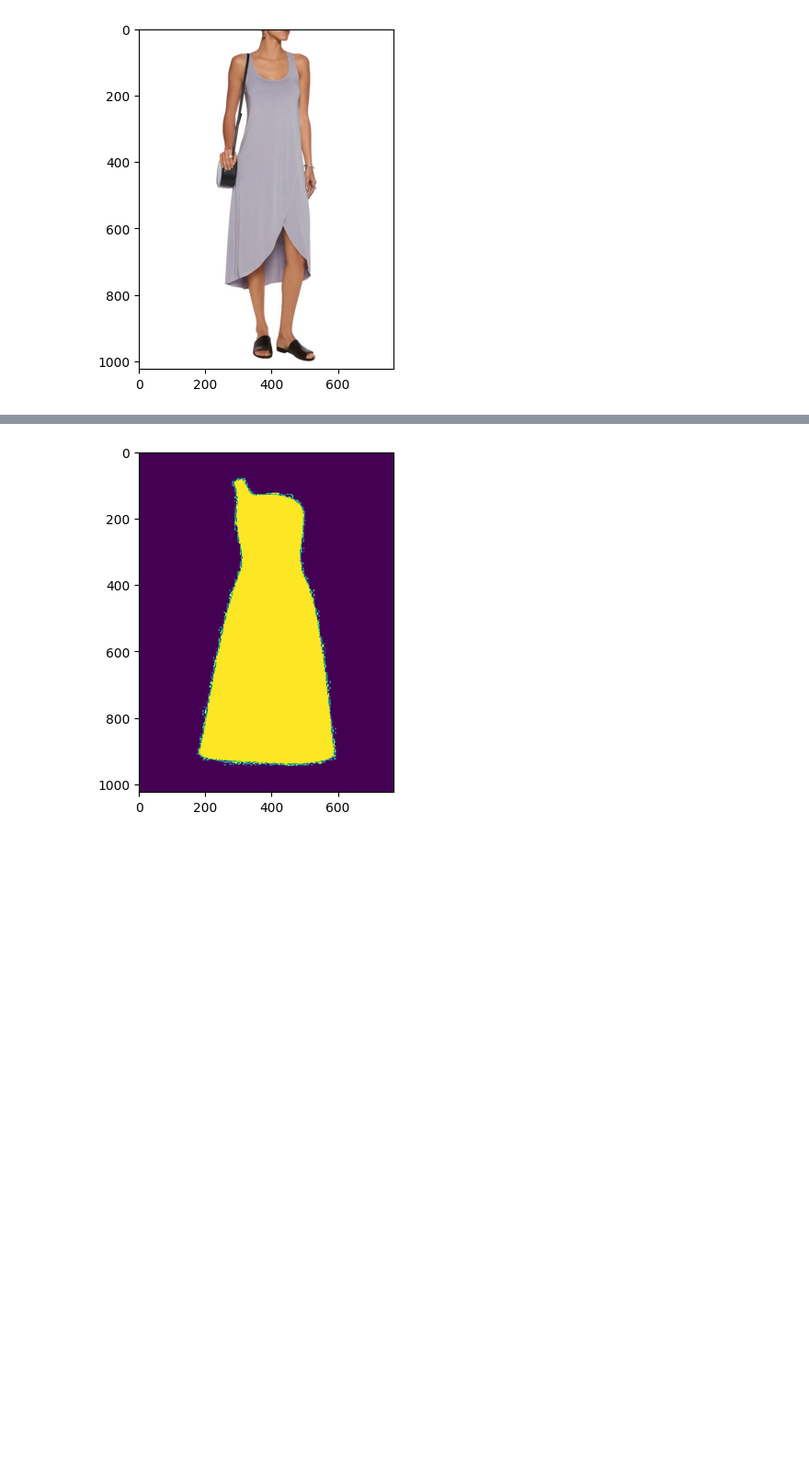
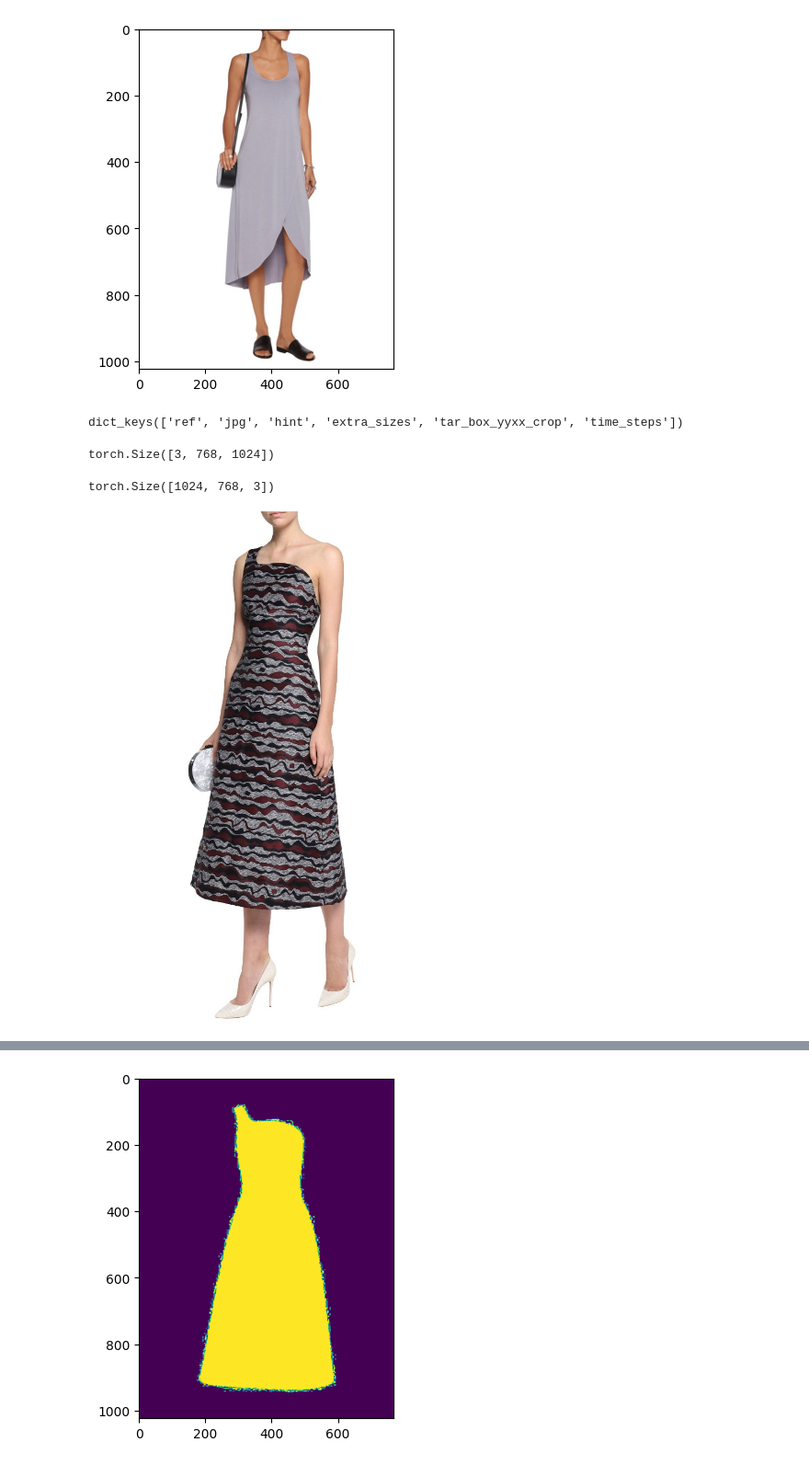
Before and after one commit to ManuelCecere/AnyDoor, a Jupyter notebook: playground.ipynb, the cells around one changed output, grey strips where cells are left out. Shown at 92% size. Drawn from its saved outputs; the diff is of its cells as text; code cells hidden in the pictures; blank space fills up the shorter version.

```diff
--- a/playground.ipynb
+++ b/playground.ipynb
@@ -522,0 +118,18 @@ mask = (sample["cloth"][0] < 1).numpy().astype(np.uint8)[0]
+# %%
+sample.keys()
+# %% [output]
+dict_keys(['ref', 'jpg', 'hint', 'extra_sizes', 'tar_box_yyxx_crop', 'time_steps'])
+# %%
+sample["cloth"][0].permute(2,1,0).shape
+# %% [output]
+torch.Size([3, 768, 1024])
+# %%
+print(sample["model_image"][0].shape)
+to_pil_image = ToPILImage()
+img = to_pil_image(sample["model_image"][0].permute(2,0,1))
+
+# Display the image
+img.show()
+# %% [output]
+torch.Size([1024, 768, 3])
+[figure, added]
```
Also changed, not shown: parts of 19 cells of this notebook, 5 other files.
